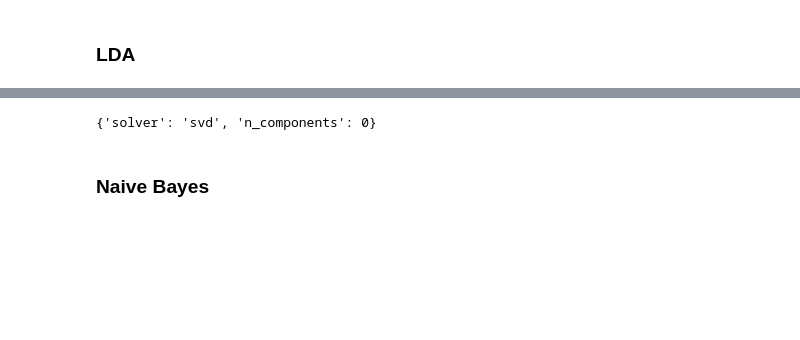
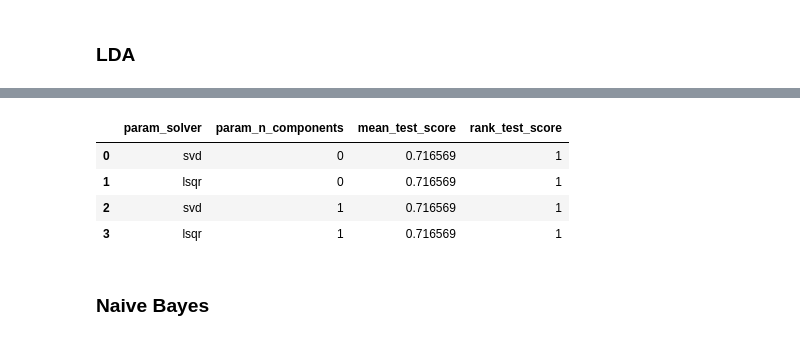
Before and after one commit to fedeaar/aa-tp01, a Jupyter notebook: experimentacion/Comparacion_ej3.ipynb, the cells around one changed output, grey strips where cells are left out. Saved outputs shown, nothing was run; the diff lists cells and outputs as text; code cells hidden in the pictures; blank space fills up the shorter version.

```diff
--- a/experimentacion/Comparacion_ej3.ipynb
+++ b/experimentacion/Comparacion_ej3.ipynb
@@ -228,6 +188,11 @@ RandomizedSearchCV(cv=5, estimator=LinearDiscriminantAnalysis(),
 # %%
-classifier_LDA.best_params_
+columns_to_keep = ['param_solver','param_n_components','mean_test_score','rank_test_score']
+pd.DataFrame(classifier_LDA.cv_results_)[columns_to_keep]
 # %% [output]
-{'solver': 'svd', 'n_components': 0}
+|  | param_solver | param_n_components | mean_test_score | rank_test_score |
+| 0 | svd | 0 | 0.716569 | 1 |
+| 1 | lsqr | 0 | 0.716569 | 1 |
+| 2 | svd | 1 | 0.716569 | 1 |
+| 3 | lsqr | 1 | 0.716569 | 1 |
 # %% [markdown]
 ### Naive Bayes
```
Also changed, not shown: parts of 21 cells of this notebook.
